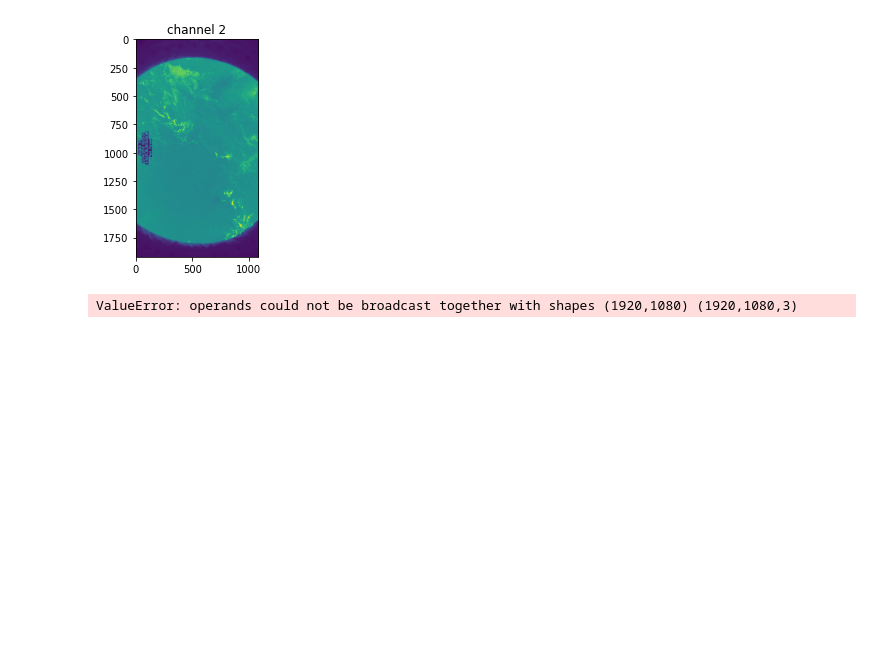
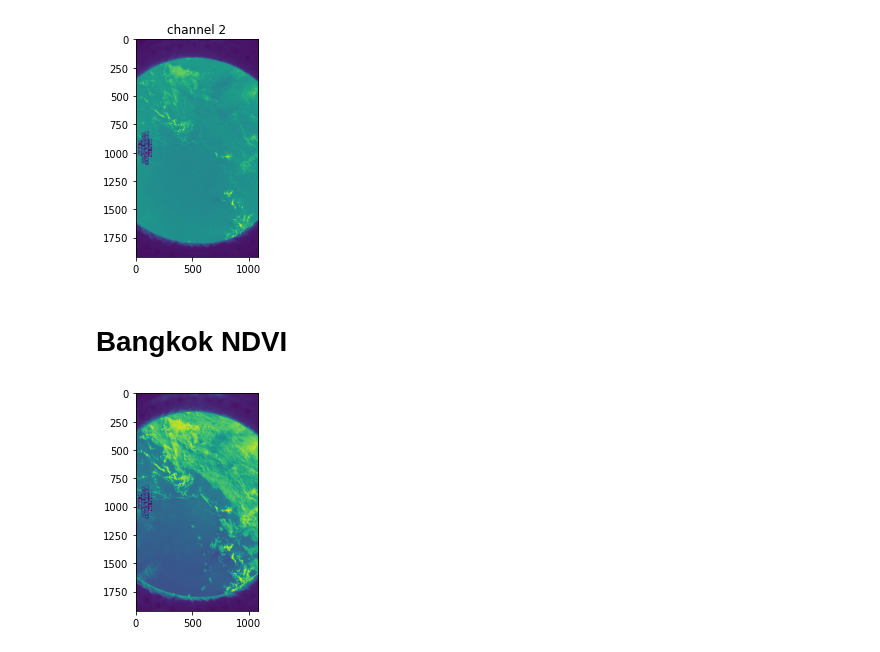
Before and after one commit to cl3m3nt/astropi, a Jupyter notebook: ndvi_getstarted.ipynb, the cells around one changed output. Cells and saved outputs as stored; diff of their text form; code cells hidden in the pictures; blank space fills up the shorter version.

```diff
--- a/ndvi_getstarted.ipynb
+++ b/ndvi_getstarted.ipynb
@@ -87,7 +89,14 @@ plt.title('channel 2')
 plt.show()
 # %% [output]
 [figure]
-# %%
-ndvi_bangkok = (img_bangkok_np[:,:,0] - img_bangkok_np) / (img_bangkok_np[:,:,0] + img_bangkok_np)
-# %% [output]
-ValueError: operands could not be broadcast together with shapes (1920,1080) (1920,1080,3)
+# %% [markdown]
+# Bangkok NDVI
+# %%
+import cv2
+image = cv2.imread('/Users/clement/Desktop/astropi/bangkok.jpg')
+b, g, r = cv2.split(image)
+# %%
+plt.imshow(r)
+plt.show()
+# %% [output]
+[figure, added]
```
Also changed, not shown: parts of 18 cells of this notebook, 3 other files.
